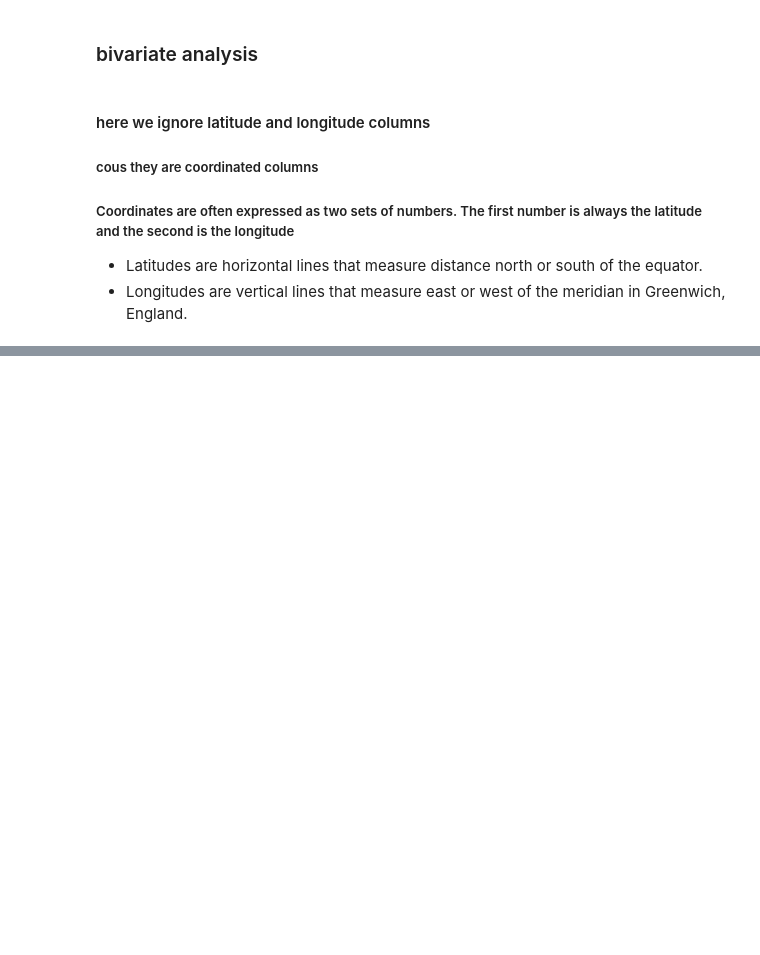
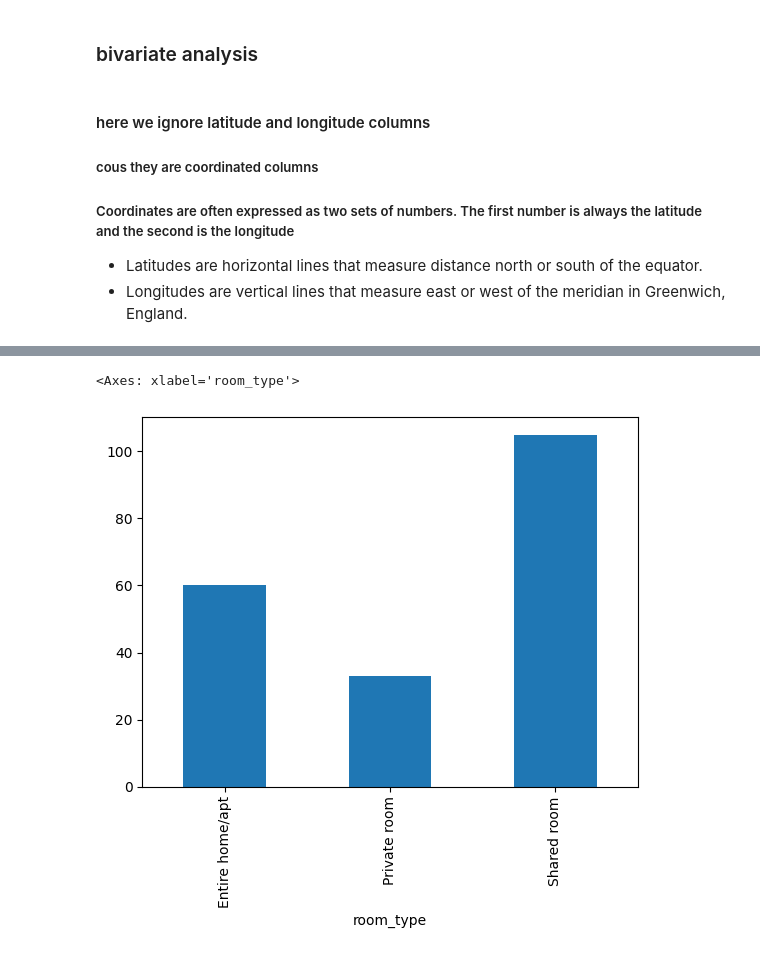
Before and after one commit to ABDULLAHHG/Airbnb-Listing, a Jupyter notebook: Untitled.ipynb, the cells around one changed output, grey strips where cells are left out. Saved outputs shown, nothing was run; the diff lists cells and outputs as text; code cells hidden in the pictures; blank space fills up the shorter version.

```diff
--- a/Untitled.ipynb
+++ b/Untitled.ipynb
@@ -309,0 +317,5 @@ df.groupby("room_type").sum()[selected_columns[2:]]
+# %%
+df.groupby("room_type")["price"].min().plot(kind = "bar")
+# %% [output]
+<Axes: xlabel='room_type'>
+[figure, added]
```
Also changed, not shown: parts of 3 cells of this notebook.
